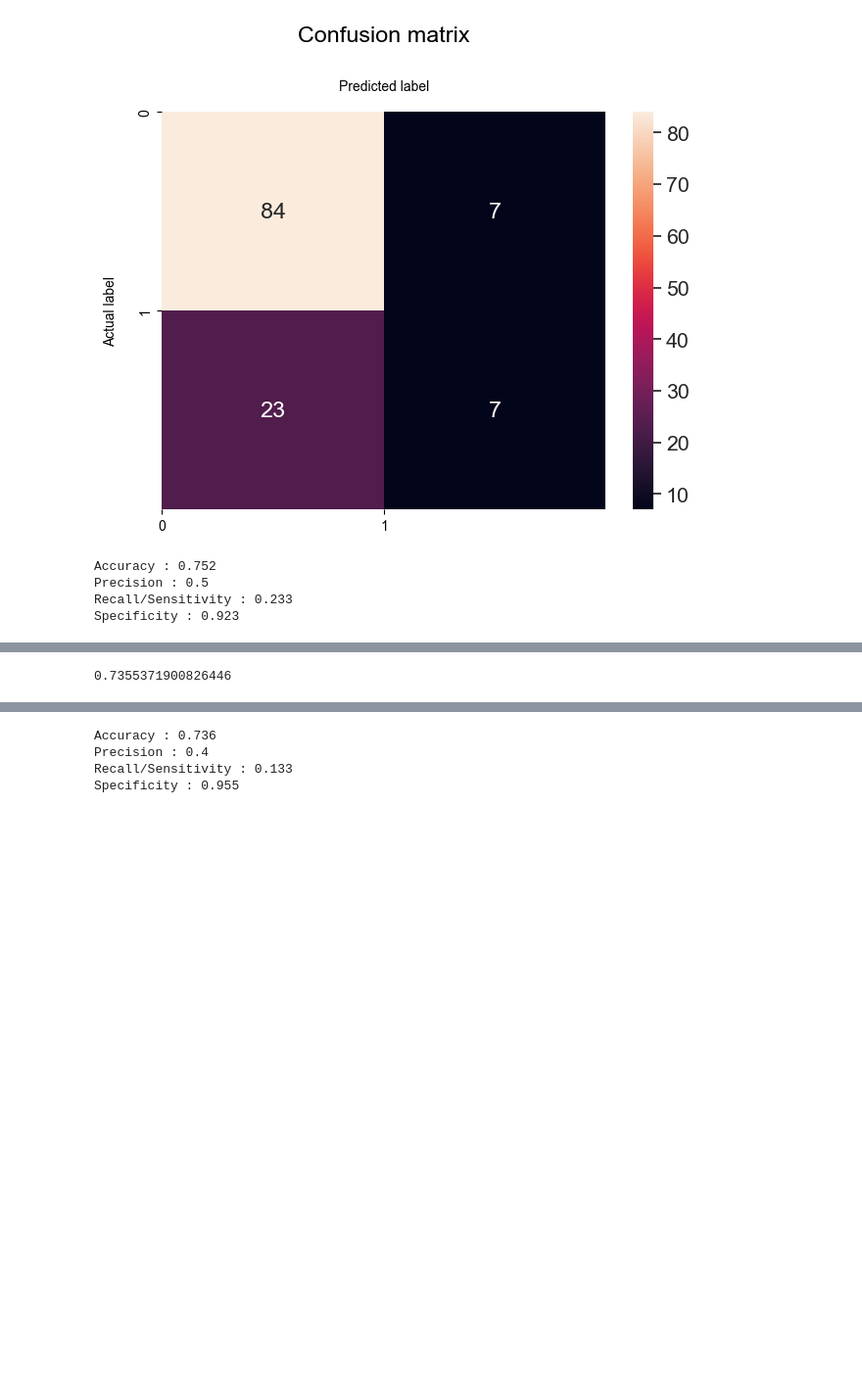
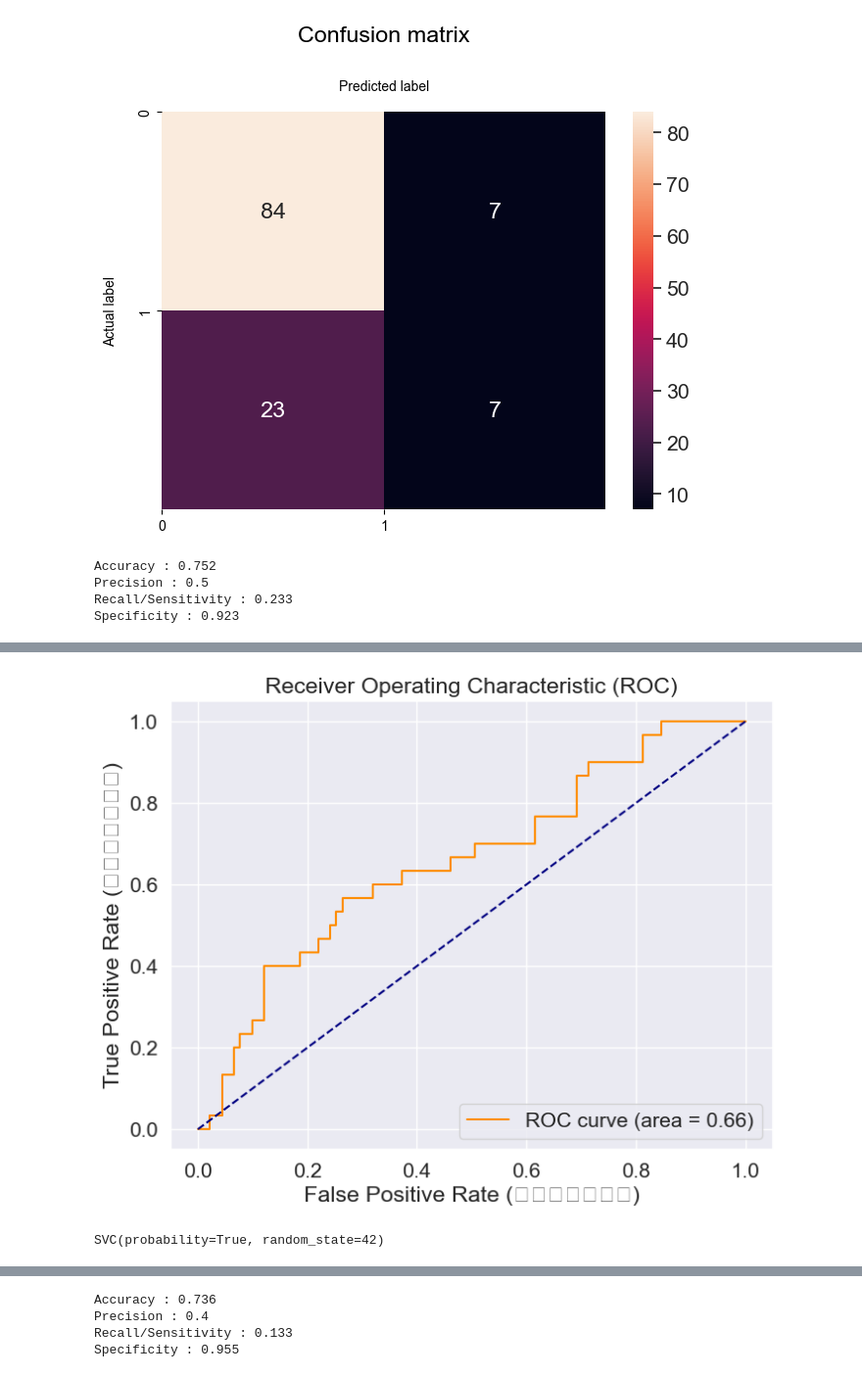
Before and after one commit to silverbacon9/Machine-Learning, a Jupyter notebook: code test/2. Classification/2. Classification test.ipynb, the cells around one changed output, grey strips where cells are left out. Shown at 98% size. Drawn from its saved outputs; the diff is of its cells as text; code cells hidden in the pictures; blank space fills up the shorter version.

```diff
--- a/code test/2. Classification/2. Classification test.ipynb
+++ b/code test/2. Classification/2. Classification test.ipynb
@@ -295,12 +295,33 @@ Axes(0.125,0.11;0.775x0.77)
+# %%
+from sklearn.metrics import roc_curve, roc_auc_score
+
+# 1. 取得模型預測的「機率值」（而非直接 0 或 1）
+y_probs = model.predict_proba(X_test)[:, 1]
+
+# 2. 計算 ROC 數值
+fpr, tpr, thresholds = roc_curve(y_test, y_probs)
+auc = roc_auc_score(y_test, y_probs)
+
+# 3. 繪圖
+plt.figure(figsize=(8, 6))
+plt.plot(fpr, tpr, color='darkorange', label=f'ROC curve (area = {auc:.2f})')
+plt.plot([0, 1], [0, 1], color='navy', linestyle='--') # 隨機猜測線
+plt.xlabel('False Positive Rate (冤枉好人的比例)')
+plt.ylabel('True Positive Rate (抓到風險的比例)')
+plt.title('Receiver Operating Characteristic (ROC)')
+plt.legend(loc="lower right")
+plt.show()
+# %% [output]
+[figure, added]
 # %%
 #Suppert Vector Machine
 # %%
 from sklearn.svm import SVC
 from sklearn import metrics
+from sklearn.pipeline import make_pipeline
+from sklearn.feature_selection import SelectKBest, f_classif
 
-model_svm = SVC(kernel='rbf')
+model_svm = SVC(kernel='rbf', probability=True, random_state=42)
 model_svm.fit(X_train,y_train)
-y_test_pred_svm = model_svm.predict(X_test)
-metrics.accuracy_score(y_test, y_test_pred_svm)
 # %% [output]
-0.7355371900826446
+SVC(probability=True, random_state=42)
```
Also changed, not shown: parts of 16 cells of this notebook.
